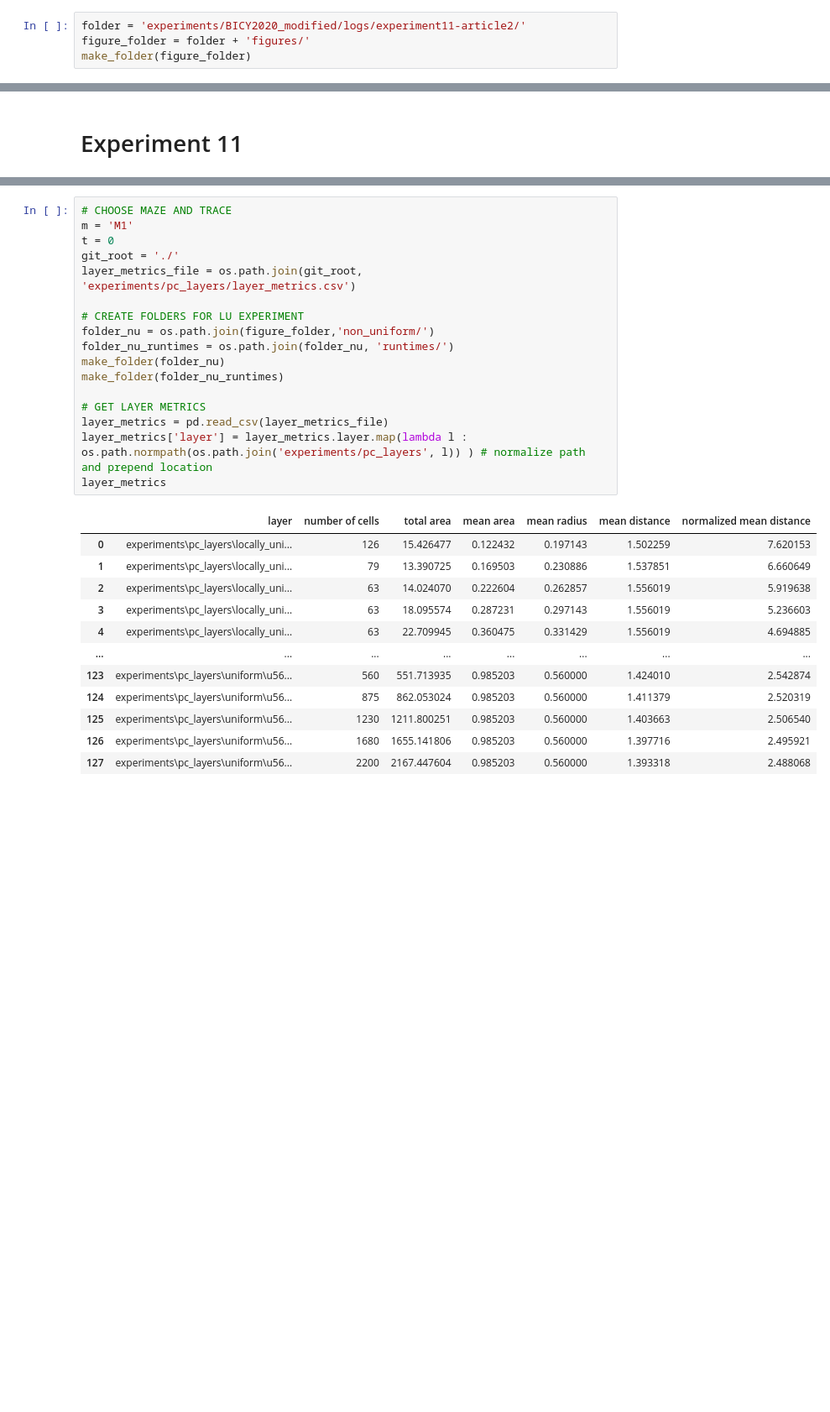
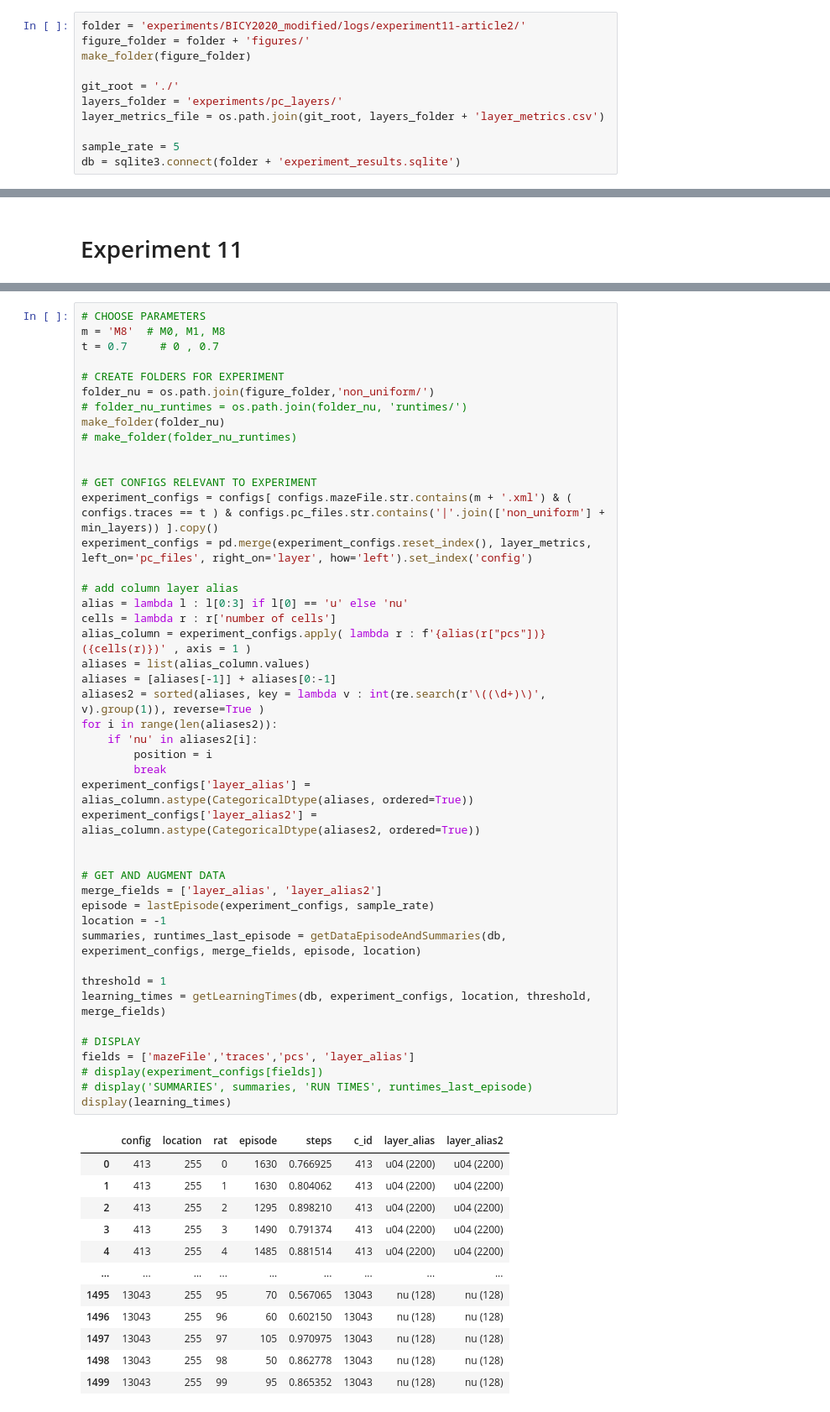
Before and after one commit to biorobaw/Multiscale-V2, a Jupyter notebook: articl2.ipynb, the cells around one changed output, grey strips where cells are left out. Shown: that part at 84% size. Drawn from its saved outputs; the diff is of its cells as text; blank space fills up the shorter version.

```diff
--- a/articl2.ipynb
+++ b/articl2.ipynb
@@ -20,4 +63,11 @@ import re
 folder = 'experiments/BICY2020_modified/logs/experiment11-article2/'
 figure_folder = folder + 'figures/'
 make_folder(figure_folder)
+
+git_root = './'
+layers_folder = 'experiments/pc_layers/'
+layer_metrics_file = os.path.join(git_root, layers_folder + 'layer_metrics.csv')
+
+sample_rate = 5
+db = sqlite3.connect(folder + 'experiment_results.sqlite')
 # %%
@@ -202,30 +247,58 @@ Canvas(toolbar=Toolbar(toolitems=[('Home', 'Reset original view', 'home', 'home'
 # %%
-# CHOOSE MAZE AND TRACE
-m = 'M1'
-t = 0
-git_root = './'
-layer_metrics_file = os.path.join(git_root, 'experiments/pc_layers/layer_metrics.csv')
+# CHOOSE PARAMETERS
+m = 'M8'  # M0, M1, M8
+t = 0.7     # 0 , 0.7
 
-# CREATE FOLDERS FOR LU EXPERIMENT
+# CREATE FOLDERS FOR EXPERIMENT
 folder_nu = os.path.join(figure_folder,'non_uniform/')
-folder_nu_runtimes = os.path.join(folder_nu, 'runtimes/')
+# folder_nu_runtimes = os.path.join(folder_nu, 'runtimes/')
 make_folder(folder_nu)
-make_folder(folder_nu_runtimes)
+# make_folder(folder_nu_runtimes)
 
-# GET LAYER METRICS
-layer_metrics = pd.read_csv(layer_metrics_file)
-layer_metrics['layer'] = layer_metrics.layer.map(lambda l : os.path.normpath(os.path.join('experiments/pc_layers', l)) ) # normalize path and prepend location
-layer_metrics
+
+# GET CONFIGS RELEVANT TO EXPERIMENT
+experiment_configs = configs[ configs.mazeFile.str.contains(m + '.xml') & ( configs.traces == t ) & configs.pc_files.str.contains('|'.join(['non_uniform'] + min_layers)) ].copy()
+experiment_configs = pd.merge(experiment_configs.reset_index(), layer_metrics, left_on='pc_files', right_on='layer', how='left').set_index('config')
+
+# add column layer alias
+alias = lambda l : l[0:3] if l[0] == 'u' else 'nu'
+cells = lambda r : r['number of cells']
+alias_column = experiment_configs.apply( lambda r : f'{alias(r["pcs"])} ({cells(r)})' , axis = 1 )
+aliases = list(alias_column.values)
+aliases = [aliases[-1]] + aliases[0:-1]
+aliases2 = sorted(aliases, key = lambda v : int(re.search(r'\((\d+)\)', v).group(1)), reverse=True )
+for i in range(len(aliases2)):
+    if 'nu' in aliases2[i]:
+        position = i
+        break
+experiment_configs['layer_alias'] = alias_column.astype(CategoricalDtype(aliases, ordered=True))
+experiment_configs['layer_alias2'] = alias_column.astype(CategoricalDtype(aliases2, ordered=True))
+
+
+# GET AND AUGMENT DATA
+merge_fields = ['layer_alias', 'layer_alias2']
+episode = lastEpisode(experiment_configs, sample_rate)
+location = -1
+summaries, runtimes_last_episode = getDataEpisodeAndSummaries(db, experiment_configs, merge_fields, episode, location)
+
+threshold = 1
+learning_times = getLearningTimes(db, experiment_configs, location, threshold, merge_fields)
+
+# DISPLAY
+fields = ['mazeFile','traces','pcs', 'layer_alias']
+# display(experiment_configs[fields])
+# display('SUMMARIES', summaries, 'RUN TIMES', runtimes_last_episode)
+display(learning_times)
 # %% [output]
-|  | layer | number of cells | total area | mean area | mean radius | mean distance | normalized mean distance |
-| 0 | experiments\pc_layers\locally_uni... | 126 | 15.426477 | 0.122432 | 0.197143 | 1.502259 | 7.620153 |
-| 1 | experiments\pc_layers\locally_uni... | 79 | 13.390725 | 0.169503 | 0.230886 | 1.537851 | 6.660649 |
-| 2 | experiments\pc_layers\locally_uni... | 63 | 14.024070 | 0.222604 | 0.262857 | 1.556019 | 5.919638 |
-| 3 | experiments\pc_layers\locally_uni... | 63 | 18.095574 | 0.287231 | 0.297143 | 1.556019 | 5.236603 |
-| 4 | experiments\pc_layers\locally_uni... | 63 | 22.709945 | 0.360475 | 0.331429 | 1.556019 | 4.694885 |
-| ... | ... | ... | ... | ... | ... | ... | ... |
-| 123 | experiments\pc_layers\uniform\u56... | 560 | 551.713935 | 0.985203 | 0.560000 | 1.424010 | 2.542874 |
-| 124 | experiments\pc_layers\uniform\u56... | 875 | 862.053024 | 0.985203 | 0.560000 | 1.411379 | 2.520319 |
-| 125 | experiments\pc_layers\uniform\u56... | 1230 | 1211.800251 | 0.985203 | 0.560000 | 1.403663 | 2.506540 |
-| 126 | experiments\pc_layers\uniform\u56... | 1680 | 1655.141806 | 0.985203 | 0.560000 | 1.397716 | 2.495921 |
-| 127 | experiments\pc_layers\uniform\u56... | 2200 | 2167.447604 | 0.985203 | 0.560000 | 1.393318 | 2.488068 |
+|  | config | location | rat | episode | steps | c_id | layer_alias | layer_alias2 |
+| 0 | 413 | 255 | 0 | 1630 | 0.766925 | 413 | u04 (2200) | u04 (2200) |
+| 1 | 413 | 255 | 1 | 1630 | 0.804062 | 413 | u04 (2200) | u04 (2200) |
+| 2 | 413 | 255 | 2 | 1295 | 0.898210 | 413 | u04 (2200) | u04 (2200) |
+| 3 | 413 | 255 | 3 | 1490 | 0.791374 | 413 | u04 (2200) | u04 (2200) |
+| 4 | 413 | 255 | 4 | 1485 | 0.881514 | 413 | u04 (2200) | u04 (2200) |
+| ... | ... | ... | ... | ... | ... | ... | ... | ... |
+| 1495 | 13043 | 255 | 95 | 70 | 0.567065 | 13043 | nu (128) | nu (128) |
+| 1496 | 13043 | 255 | 96 | 60 | 0.602150 | 13043 | nu (128) | nu (128) |
+| 1497 | 13043 | 255 | 97 | 105 | 0.970975 | 13043 | nu (128) | nu (128) |
+| 1498 | 13043 | 255 | 98 | 50 | 0.862778 | 13043 | nu (128) | nu (128) |
+| 1499 | 13043 | 255 | 99 | 95 | 0.865352 | 13043 | nu (128) | nu (128) |
```
Also changed, not shown: parts of 48 cells of this notebook, 4 other files.
